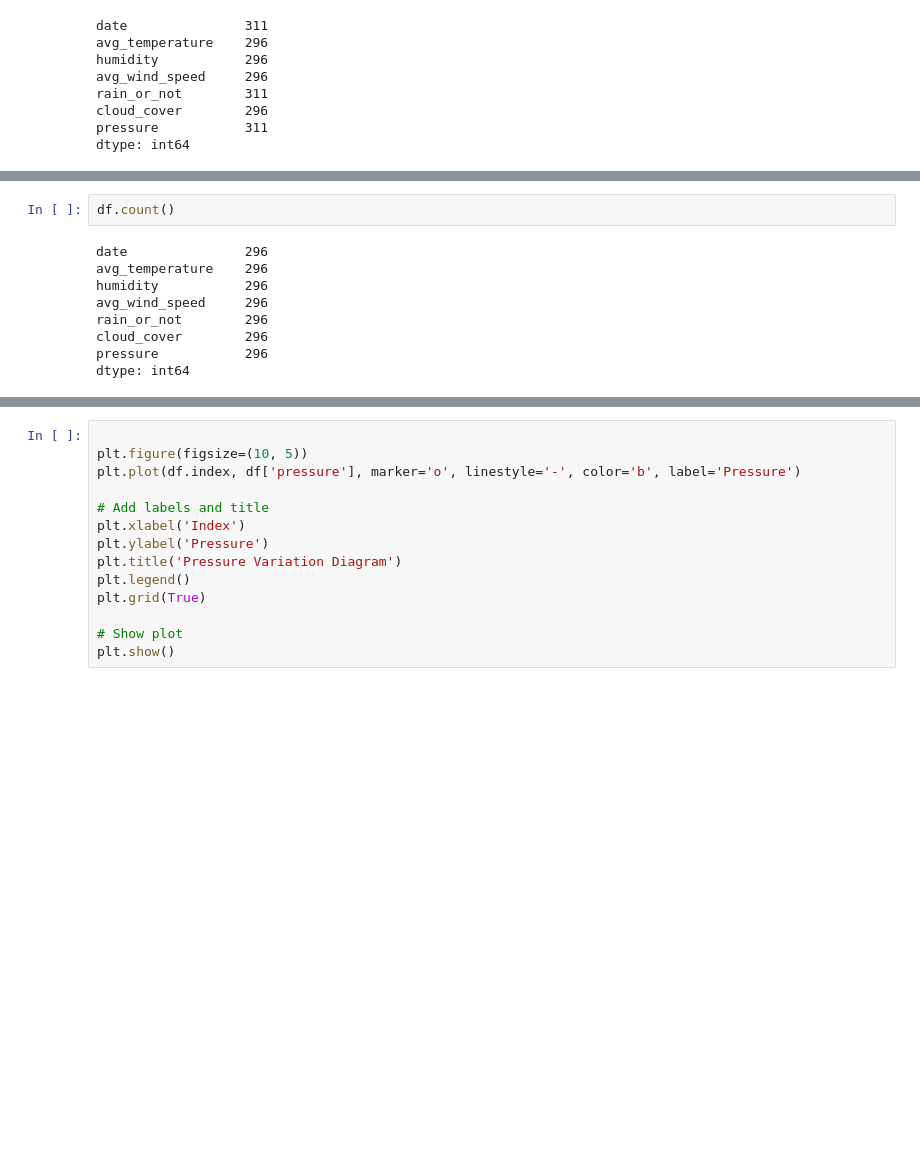
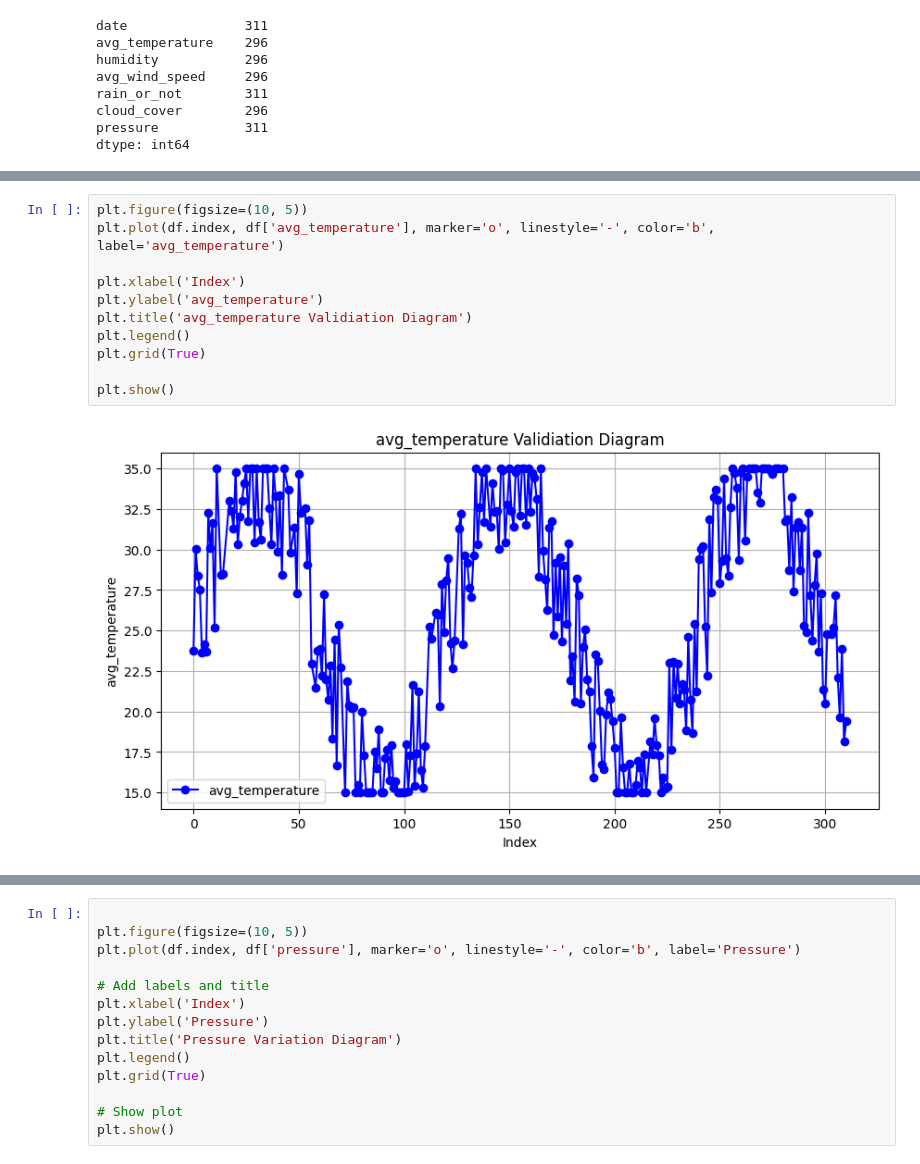
Before and after one commit to Neural-Navigators-CSI/Intellihack_Neural_Navigators_Task01, a Jupyter notebook: test.ipynb, the cells around one changed output, grey strips where cells are left out. Saved outputs shown, nothing was run; the diff lists cells and outputs as text; blank space fills up the shorter version.

```diff
--- a/test.ipynb
+++ b/test.ipynb
@@ -77,11 +91,13 @@ df=df.dropna()
-# %%
-df.count()
-# %% [output]
-date               296
-avg_temperature    296
-humidity           296
-avg_wind_speed     296
-rain_or_not        296
-cloud_cover        296
-pressure           296
-dtype: int64
+# %%
+plt.figure(figsize=(10, 5))
+plt.plot(df.index, df['avg_temperature'], marker='o', linestyle='-', color='b', label='avg_temperature')
+
+plt.xlabel('Index')
+plt.ylabel('avg_temperature')
+plt.title('avg_temperature Validiation Diagram')
+plt.legend()
+plt.grid(True)
+
+plt.show()
+# %% [output]
+[figure, added]
```
Also changed, not shown: parts of 22 cells of this notebook, 1 other file.
